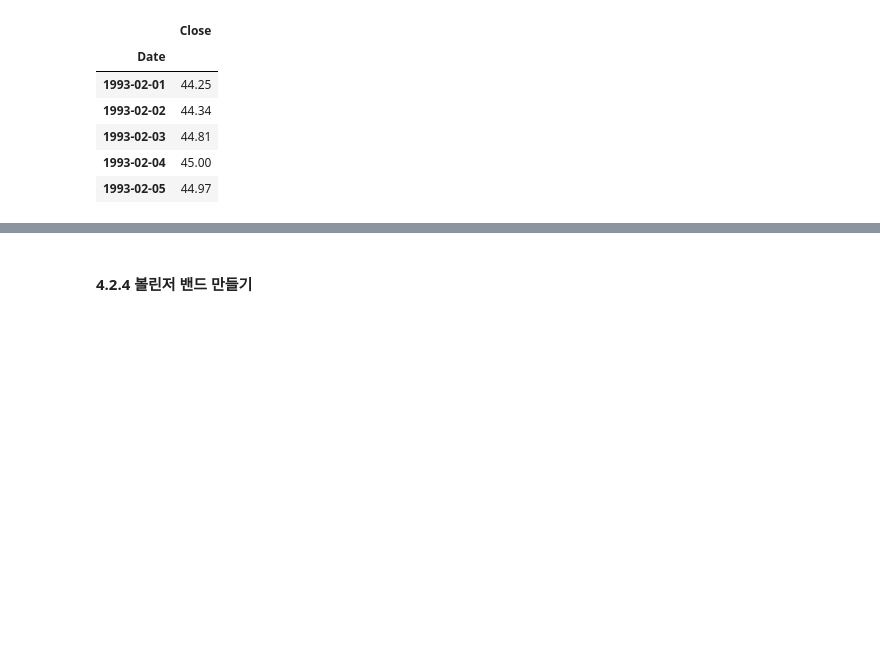
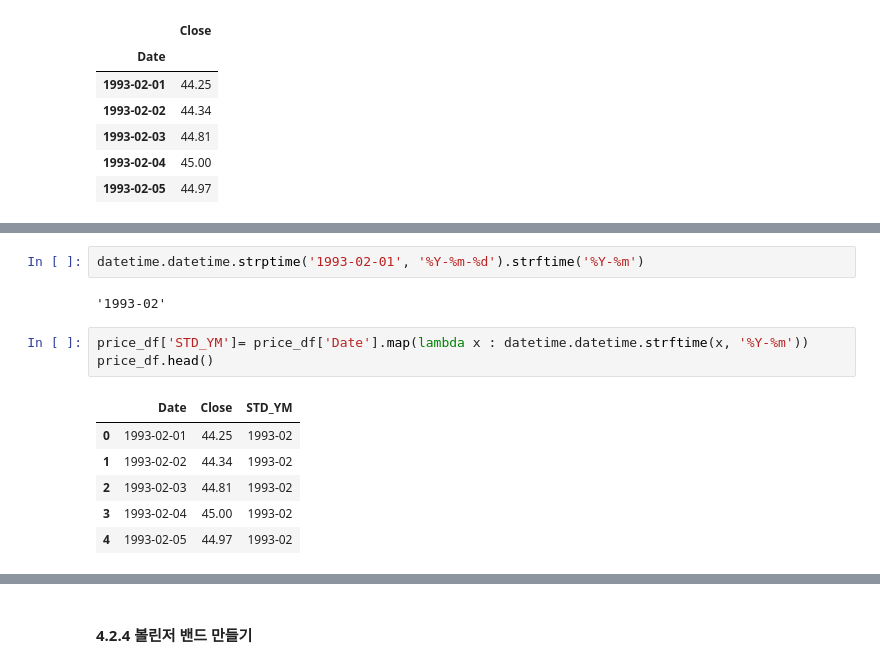
Before and after one commit to godz8008/study_StockTrading, a Jupyter notebook: 제04장 전통 퀀트 투자 전략_듀얼 모멘텀 전략.ipynb, the cells around one changed output, grey strips where cells are left out. Saved outputs shown, nothing was run; the diff lists cells and outputs as text; blank space fills up the shorter version.

```diff
--- a/제04장 전통 퀀트 투자 전략_듀얼 모멘텀 전략.ipynb
+++ b/제04장 전통 퀀트 투자 전략_듀얼 모멘텀 전략.ipynb
@@ -32,0 +43,14 @@ price_df.head()
+# %%
+datetime.datetime.strptime('1993-02-01', '%Y-%m-%d').strftime('%Y-%m')
+# %% [output]
+'1993-02'
+# %%
+price_df['STD_YM']= price_df['Date'].map(lambda x : datetime.datetime.strftime(x, '%Y-%m'))
+price_df.head()
+# %% [output]
+|  | Date | Close | STD_YM |
+| 0 | 1993-02-01 | 44.25 | 1993-02 |
+| 1 | 1993-02-02 | 44.34 | 1993-02 |
+| 2 | 1993-02-03 | 44.81 | 1993-02 |
+| 3 | 1993-02-04 | 45.00 | 1993-02 |
+| 4 | 1993-02-05 | 44.97 | 1993-02 |
```
Also changed, not shown: parts of 4 cells of this notebook.
